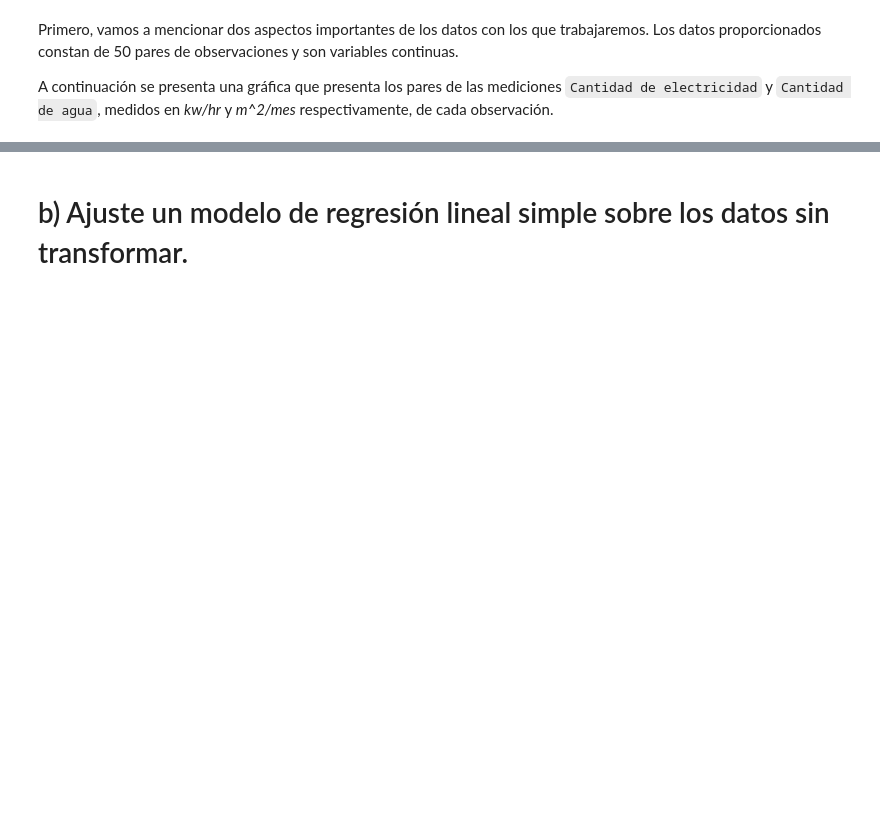
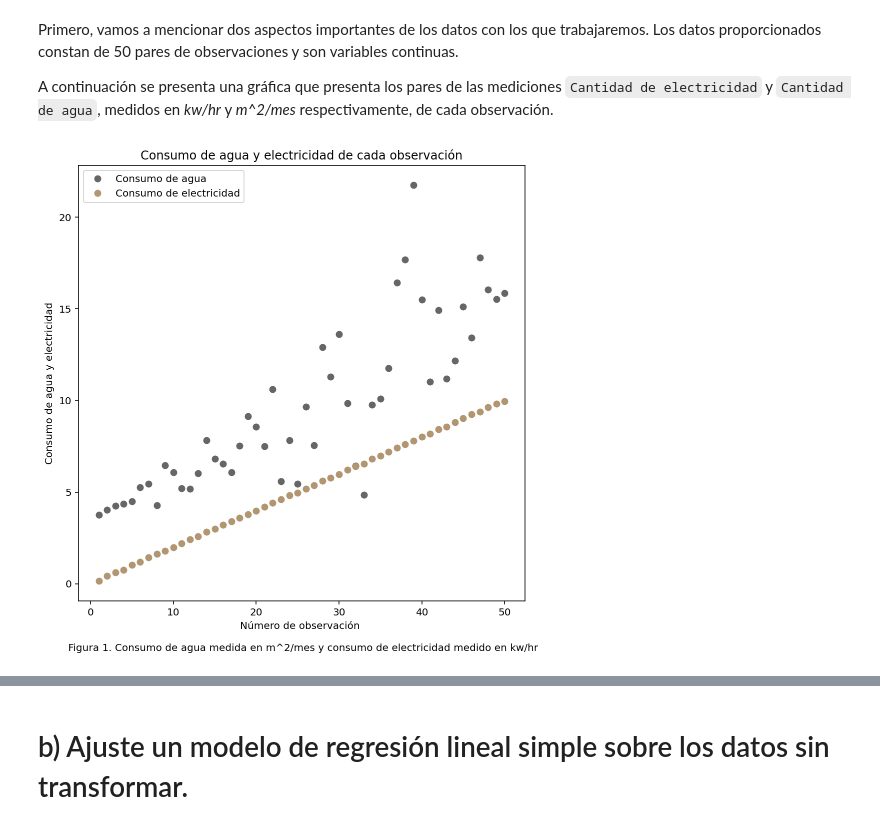
Before and after one commit to cegm/EA2-Entregables, a Jupyter notebook: Controles/Control 2/Control_2_moni.ipynb, the cells around one changed output, grey strips where cells are left out. Saved outputs shown, nothing was run; the diff lists cells and outputs as text; code cells hidden in the pictures; blank space fills up the shorter version.

```diff
--- a/Controles/Control 2/Control_2_moni.ipynb
+++ b/Controles/Control 2/Control_2_moni.ipynb
@@ -78,3 +78,18 @@ def scatter_fit_plot(df, x, y, color = "blue", trans = False, **kwargs):
 
     plt.legend(prop={'size': 15})
     plt.show()
+# %%
+# x = range(1,51)
+fig, ax = plt.subplots(figsize=(8,8))
+ax.plot(df['Consumo de agua'], 'o', color='#666666', label="Consumo de agua")
+ax.plot(df['Consumo de electricidad'], 'o', color='#B29571', label="Consumo de electricidad")
+# ax.fill_between(x, df['Consumo de agua'])
+# ax.fill_between(x, df['Consumo de electricidad'])
+# ax.axis('equal')
+
+plt.title('Consumo de agua y electricidad de cada observación')
+plt.xlabel('Número de observación \n\n Figura 1. Consumo de agua medida en m^2/mes y consumo de electricidad medido en kw/hr')
+plt.ylabel('Consumo de agua y electricidad')
+leg = ax.legend()
+# %% [output]
+[figure, added]
```
Also changed, not shown: parts of 8 cells of this notebook.
